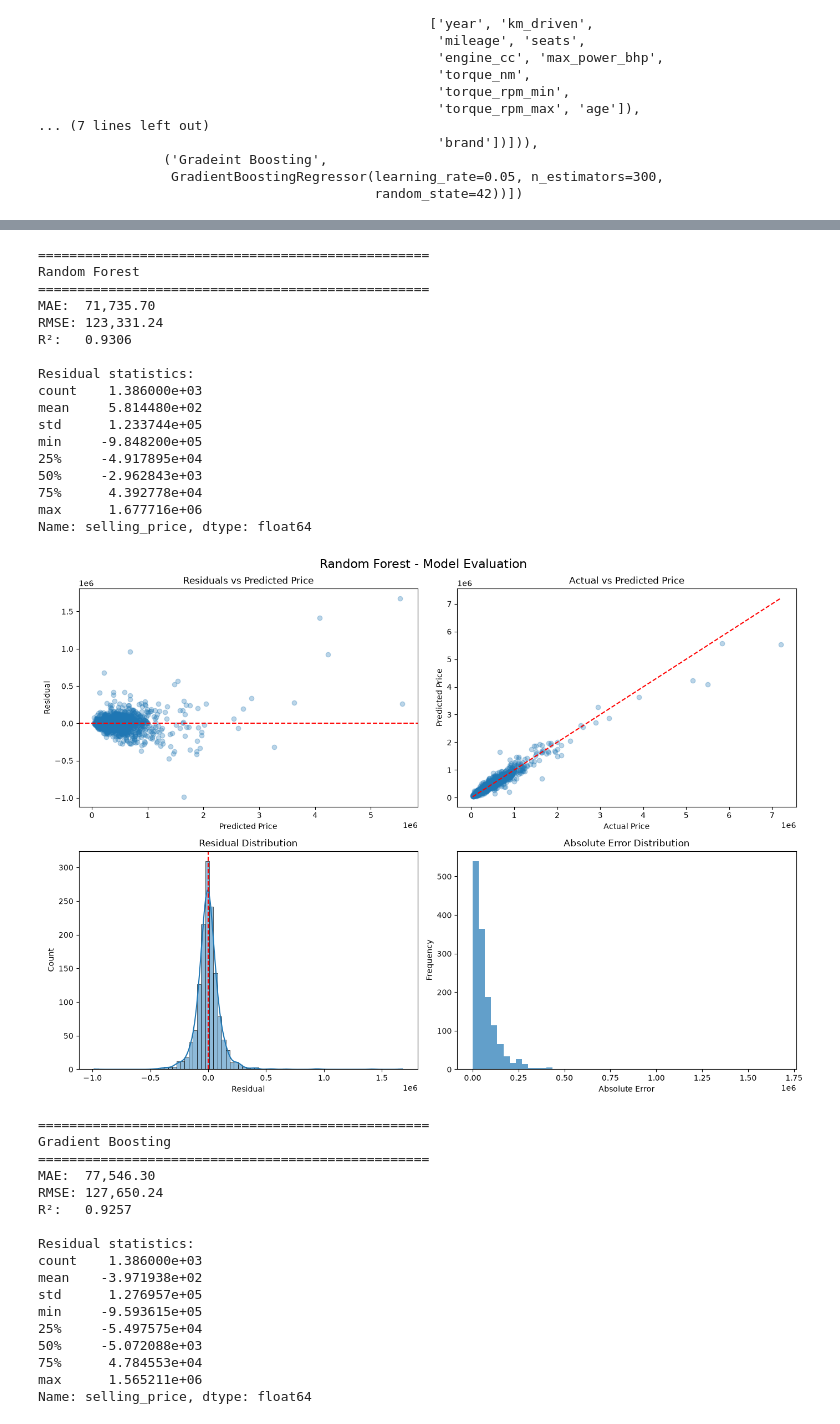
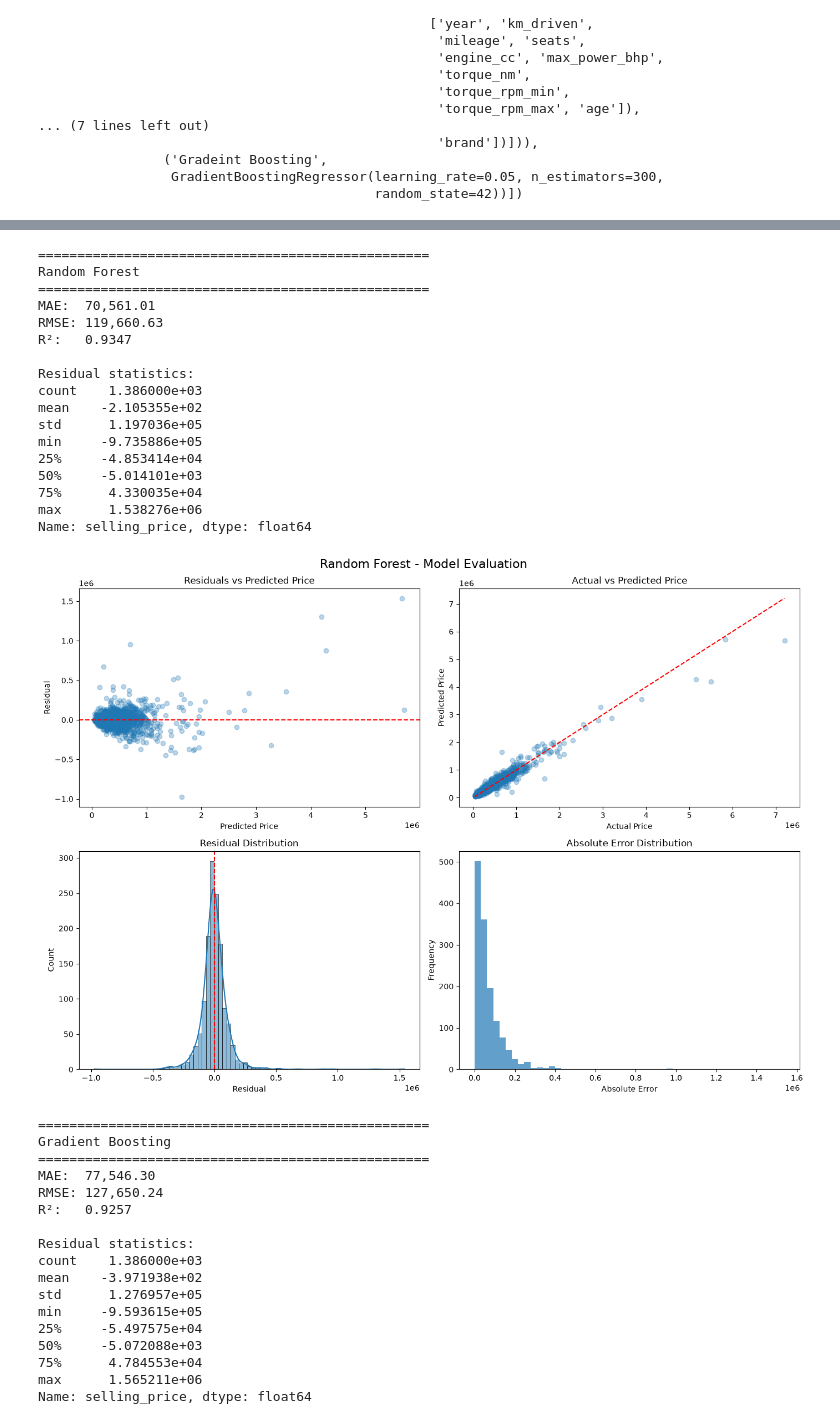
Before and after one commit to Saadwarraich7223/used-car-price-prediction, a Jupyter notebook: notebooks/04_preprocessing.ipynb, the cells around one changed output, grey strips where cells are left out. Saved outputs shown, nothing was run; the diff lists cells and outputs as text; code cells hidden in the pictures.

Commit message:
Tuned random forest and Add error analysis and engineered vehicle features

```diff
--- a/notebooks/04_preprocessing.ipynb
+++ b/notebooks/04_preprocessing.ipynb
@@ -30,6 +46,7 @@ DATA_PATH='../data/raw/car details v4.csv'
 df=pd.read_csv(DATA_PATH)
 df=clean_dataset(df)
 df=df.drop(columns=['torque','engine','max_power'])
+df=create_features(df)
 # %% [markdown]
 ## Seprating Target
 # %%
@@ -49,6 +64,3 @@ X_train,X_test,y_train,y_test=train_test_split(
-# %%
-X_train=create_features(X_train)
-X_test=create_features(X_test)
 # %% [markdown]
 ## Identifying Numerical and Categorical Fetaures
 # %%
@@ -129,9 +141,13 @@ elastic_model=Pipeline([
 # %%
 rf_model=Pipeline([
     ('preprocessor',preprocessor),
-    ('Random Forest',RandomForestRegressor(
-        n_estimators=300,
+    ('model',RandomForestRegressor(
+       n_estimators= 500,
+       min_samples_split= 5,
+       min_samples_leaf= 1,
+       max_features= 1.0,
+       max_depth= None,
         random_state=42,
-        n_jobs=-1,
+        n_jobs=-1
     ))
 ])
@@ -196,7 +239,8 @@ models = {
     "Lasso Regression":lasso_model,
     "ElasticNet Regression":elastic_model,
     'Random Forest':rf_model,
-    "Gradient Boosting":gboosting_model
+    "Gradient Boosting":gboosting_model,
+
 }
 
 
@@ -208,7 +252,7 @@ def evaluate_model(model, X_test, y_test, model_name):
     y_pred_log = model.predict(X_test)
 
     # Convert predictions back to original price scale
-    if model_name=='Random Forest' or model_name=='Gradient Boosting':
+    if model_name=='Random Forest' or model_name=='Gradient Boosting' :
         y_pred=y_pred_log
     else:
         y_pred = np.expm1(y_pred_log)
@@ -378,44 +422,44 @@ min     -1.520463e+06
 50%      1.734366e+03
 75%      7.355541e+04
 max      2.876056e+06
 Name: selling_price, dtype: float64
 [figure]
 ==================================================
 ElasticNet Regression
 ==================================================
 MAE:  92,792.76
 RMSE: 176,312.30
 R²:   0.8583
 
 Residual statistics:
 count    1.386000e+03
 mean     1.724344e+04
 std      1.755304e+05
 min     -1.759436e+06
 25%     -4.697426e+04
 50%      1.399801e+03
 75%      7.349664e+04
 max      2.893625e+06
 Name: selling_price, dtype: float64
 [figure]
 ==================================================
 Random Forest
 ==================================================
-MAE:  71,735.70
-RMSE: 123,331.24
-R²:   0.9306
+MAE:  70,561.01
+RMSE: 119,660.63
+R²:   0.9347
 
 Residual statistics:
 count    1.386000e+03
-mean     5.814480e+02
-std      1.233744e+05
-min     -9.848200e+05
-25%     -4.917895e+04
-50%     -2.962843e+03
-75%      4.392778e+04
-max      1.677716e+06
+mean    -2.105355e+02
+std      1.197036e+05
+min     -9.735886e+05
+25%     -4.853414e+04
+50%     -5.014101e+03
+75%      4.330035e+04
+max      1.538276e+06
 Name: selling_price, dtype: float64
-[figure, old version]
+[figure, new version]
 ==================================================
 Gradient Boosting
 ==================================================
```
Also changed, not shown: parts of 14 cells of this notebook, 1 other file.
